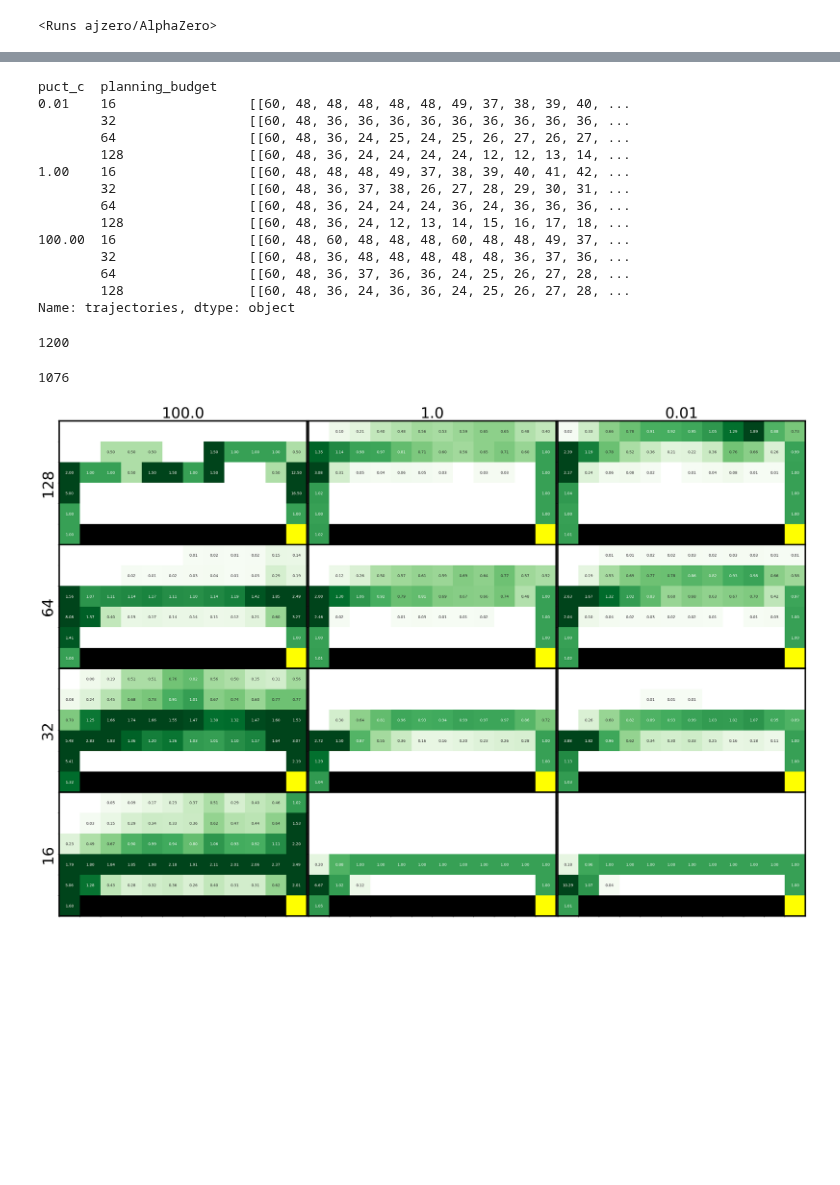
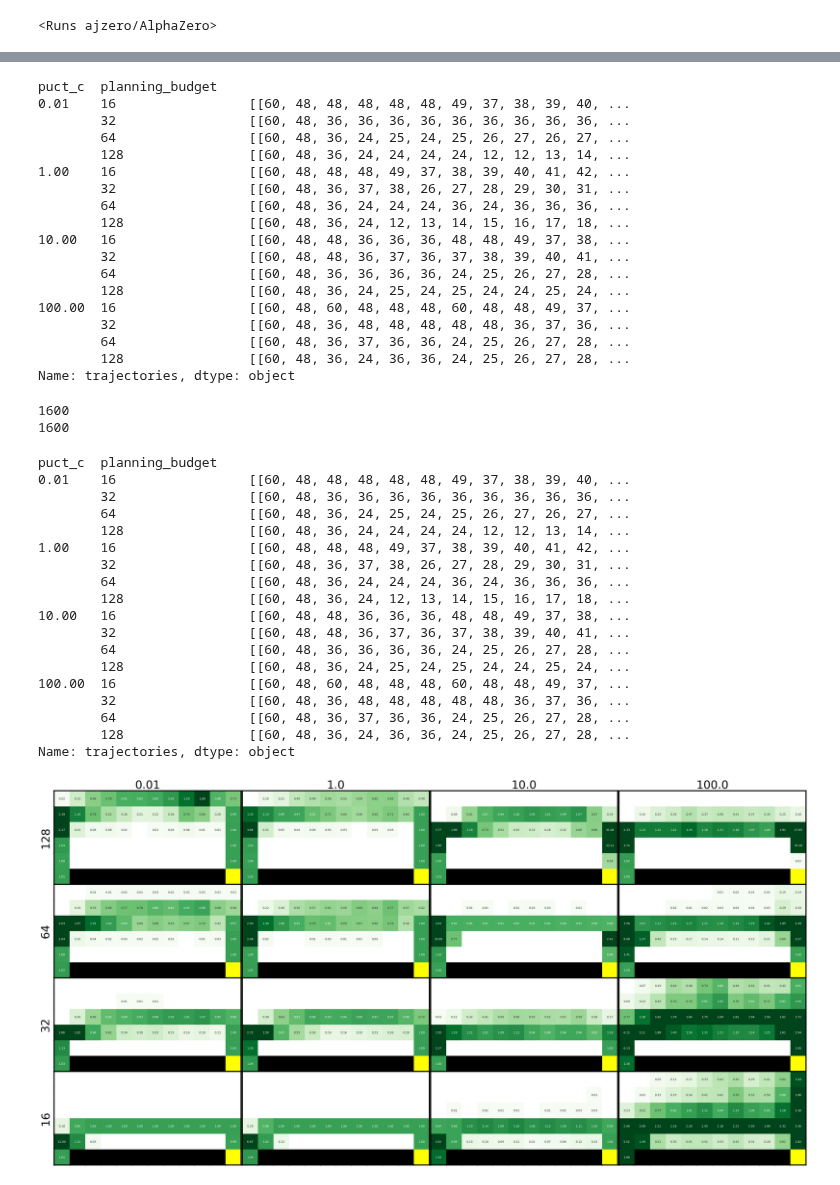
Before and after one commit to albinjal/GeneralAlphaZero, a Jupyter notebook: notebooks/plot_trajectories_c.ipynb, the cells around one changed output, grey strips where cells are left out. Cells and saved outputs as stored; diff of their text form; code cells hidden in the pictures; blank space fills up the shorter version.

Commit message:
add budget 10

```diff
--- a/notebooks/plot_trajectories_c.ipynb
+++ b/notebooks/plot_trajectories_c.ipynb
@@ -14,7 +14,7 @@ entity, project = "ajzero", "AlphaZero"
 
 # tags = ['2024-04-12-15-31-26']
 # filters = {"tags": {"$in": tags}}
-tags = ["2024-05-21-10-40-41", "2024-05-21-11-11-16"
+tags = ["2024-05-21-10-40-41", "2024-05-21-11-11-16"]
 filters = {"tags": {"$in": tags}, "state": "finished"}
 runs = api.runs(entity + "/" + project, filters=filters)
 runs
@@ -81,6 +85,10 @@ puct_c  planning_budget
         32                 [[60, 48, 36, 37, 38, 26, 27, 28, 29, 30, 31, ...
         64                 [[60, 48, 36, 24, 24, 24, 36, 24, 36, 36, 36, ...
         128                [[60, 48, 36, 24, 12, 13, 14, 15, 16, 17, 18, ...
+10.00   16                 [[60, 48, 48, 36, 36, 36, 48, 48, 49, 37, 38, ...
+        32                 [[60, 48, 48, 36, 37, 36, 37, 38, 39, 40, 41, ...
+        64                 [[60, 48, 36, 36, 36, 36, 24, 25, 26, 27, 28, ...
+        128                [[60, 48, 36, 24, 25, 24, 25, 24, 24, 25, 24, ...
 100.00  16                 [[60, 48, 60, 48, 48, 48, 60, 48, 48, 49, 37, ...
         32                 [[60, 48, 36, 48, 48, 48, 48, 48, 36, 37, 36, ...
         64                 [[60, 48, 36, 37, 36, 36, 24, 25, 26, 27, 28, ...
@@ -89,12 +97,32 @@ Name: trajectories, dtype: object
 # %%
 # remove all trajectories with a length of 100
 print(aggregated_trajectories.apply(lambda x: len(x)).sum())
-filtered_aggregated_trajectories = aggregated_trajectories.apply(lambda x: [traj for traj in x if len(traj) != 100])
+filtered_aggregated_trajectories = aggregated_trajectories # .apply(lambda x: [traj for traj in x if len(traj) != 100])
 # check the total number of trajectories
-filtered_aggregated_trajectories.apply(lambda x: len(x)).sum()
+print(filtered_aggregated_trajectories.apply(lambda x: len(x)).sum())
+# sort filtered_aggregated_trajectories by puct_c
+filtered_aggregated_trajectories
 # %% [output]
-1200
+1600
+1600
-1076
+puct_c  planning_budget
+0.01    16                 [[60, 48, 48, 48, 48, 48, 49, 37, 38, 39, 40, ...
+        32                 [[60, 48, 36, 36, 36, 36, 36, 36, 36, 36, 36, ...
+        64                 [[60, 48, 36, 24, 25, 24, 25, 26, 27, 26, 27, ...
+        128                [[60, 48, 36, 24, 24, 24, 24, 12, 12, 13, 14, ...
+1.00    16                 [[60, 48, 48, 48, 49, 37, 38, 39, 40, 41, 42, ...
+        32                 [[60, 48, 36, 37, 38, 26, 27, 28, 29, 30, 31, ...
+        64                 [[60, 48, 36, 24, 24, 24, 36, 24, 36, 36, 36, ...
+        128                [[60, 48, 36, 24, 12, 13, 14, 15, 16, 17, 18, ...
+10.00   16                 [[60, 48, 48, 36, 36, 36, 48, 48, 49, 37, 38, ...
+        32                 [[60, 48, 48, 36, 37, 36, 37, 38, 39, 40, 41, ...
+        64                 [[60, 48, 36, 36, 36, 36, 24, 25, 26, 27, 28, ...
+        128                [[60, 48, 36, 24, 25, 24, 25, 24, 24, 25, 24, ...
+100.00  16                 [[60, 48, 60, 48, 48, 48, 60, 48, 48, 49, 37, ...
+        32                 [[60, 48, 36, 48, 48, 48, 48, 48, 36, 37, 36, ...
+        64                 [[60, 48, 36, 37, 36, 36, 24, 25, 26, 27, 28, ...
+        128                [[60, 48, 36, 24, 36, 36, 24, 25, 26, 27, 28, ...
+Name: trajectories, dtype: object
 # %%
 
 import matplotlib.colors as colors
@@ -123,7 +151,7 @@ goal_coord = (nrows - 1, ncols - 1)
 # Plot each subgroup
 for (puct_c, planning_budget), trajectories in filtered_aggregated_trajectories.items():
     i = df['planning_budget'].unique().tolist().index(planning_budget)
-    j = df['puct_c'].unique().tolist().index(puct_c)
+    j = sorted(df['puct_c'].unique().tolist()).index(puct_c)
     density = calculate_density(trajectories, ncols, nrows) / len(trajectories)
 
     # Set cliff and goal states to np.nan to hide their annotations
@@ -156,34 +184,34 @@ for (puct_c, planning_budget), trajectories in filtered_aggregated_trajectories.
 
     # Highlight the cliff states with black color
     for (row, col) in cliff_coords:
         ax.add_patch(plt.Rectangle((col, row), 1, 1, fill=True, color='black', lw=0))
 
     # Highlight the goal state with yellow color
     ax.add_patch(plt.Rectangle((goal_col, goal_row), 1, 1, fill=True, color='yellow', lw=0))
 
     ax.set_xticks(range(ncols))
     ax.set_yticks(range(nrows))
     ax.set_aspect('equal')  # Set aspect ratio to be equal, making each cell square
 
     # Set labels for the outer plots with larger font size
     if i == 0:
         ax.set_title(puct_c, fontsize=40)
     if j == 0:
         ax.set_ylabel(f"{planning_budget}", fontsize=40)
 
 # Adjust layout to remove space between subplots
 plt.subplots_adjust(wspace=0, hspace=0)
 
 # Add a border around each subplot
 for ax in axs.flat:
     for _, spine in ax.spines.items():
         spine.set_visible(True)
         spine.set_linewidth(4)
 
 plt.savefig("outfiles/cliff_heurstic_density.pdf", bbox_inches='tight')
 plt.show()
 # %% [output]
-[figure, old version]
+[figure, new version]
 # %%
 import matplotlib.patches as mpatches
 grouped = df.groupby(['planning_budget', 'puct_c'])['trajectories'].sum()
```
Also changed, not shown: parts of 3 cells of this notebook.
